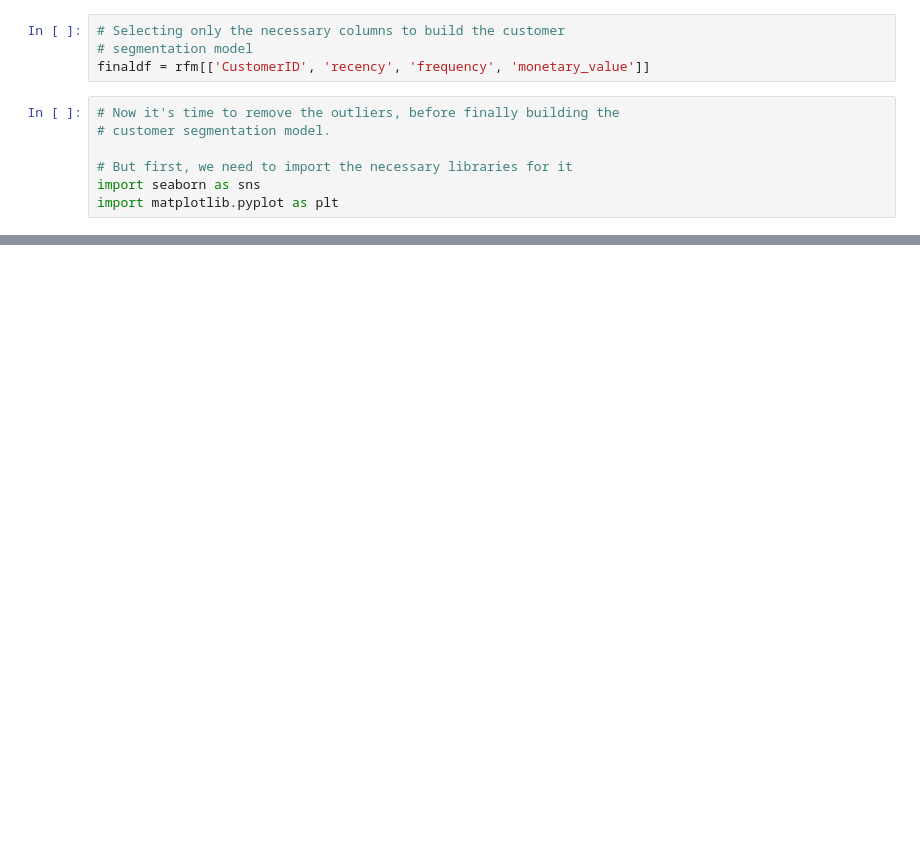
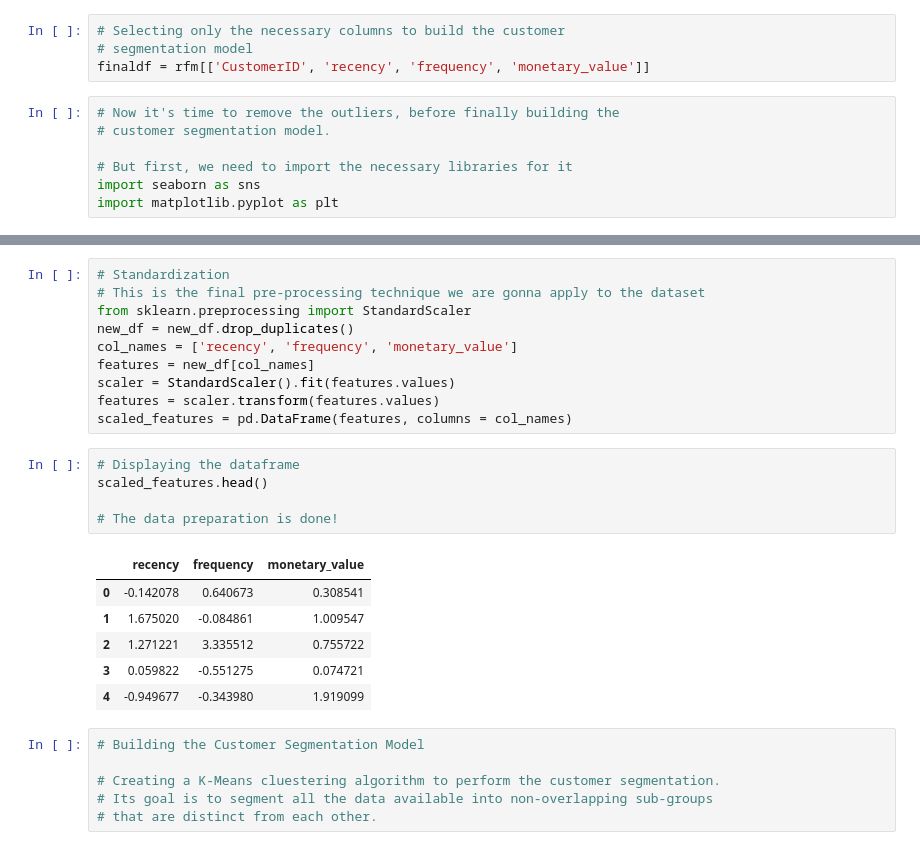
Before and after one commit to guilhermelaviola/CustomerSegmentationModel, a Jupyter notebook: CustomerChurnPredictionModel.ipynb, the cells around one changed output, grey strips where cells are left out. Drawn from its saved outputs; the diff is of its cells as text; blank space fills up the shorter version.

```diff
--- a/CustomerChurnPredictionModel.ipynb
+++ b/CustomerChurnPredictionModel.ipynb
@@ -111,0 +142,28 @@ monetary_value:
+# %%
+# Standardization
+# This is the final pre-processing technique we are gonna apply to the dataset
+from sklearn.preprocessing import StandardScaler
+new_df = new_df.drop_duplicates()
+col_names = ['recency', 'frequency', 'monetary_value']
+features = new_df[col_names]
+scaler = StandardScaler().fit(features.values)
+features = scaler.transform(features.values)
+scaled_features = pd.DataFrame(features, columns = col_names)
+# %%
+# Displaying the dataframe
+scaled_features.head()
+
+# The data preparation is done!
+# %% [output]
+|  | recency | frequency | monetary_value |
+| 0 | -0.142078 | 0.640673 | 0.308541 |
+| 1 | 1.675020 | -0.084861 | 1.009547 |
+| 2 | 1.271221 | 3.335512 | 0.755722 |
+| 3 | 0.059822 | -0.551275 | 0.074721 |
+| 4 | -0.949677 | -0.343980 | 1.919099 |
+# %%
+# Building the Customer Segmentation Model
+
+# Creating a K-Means cluestering algorithm to perform the customer segmentation.
+# Its goal is to segment all the data available into non-overlapping sub-groups
+# that are distinct from each other.
```
Also changed, not shown: parts of 4 cells of this notebook.
